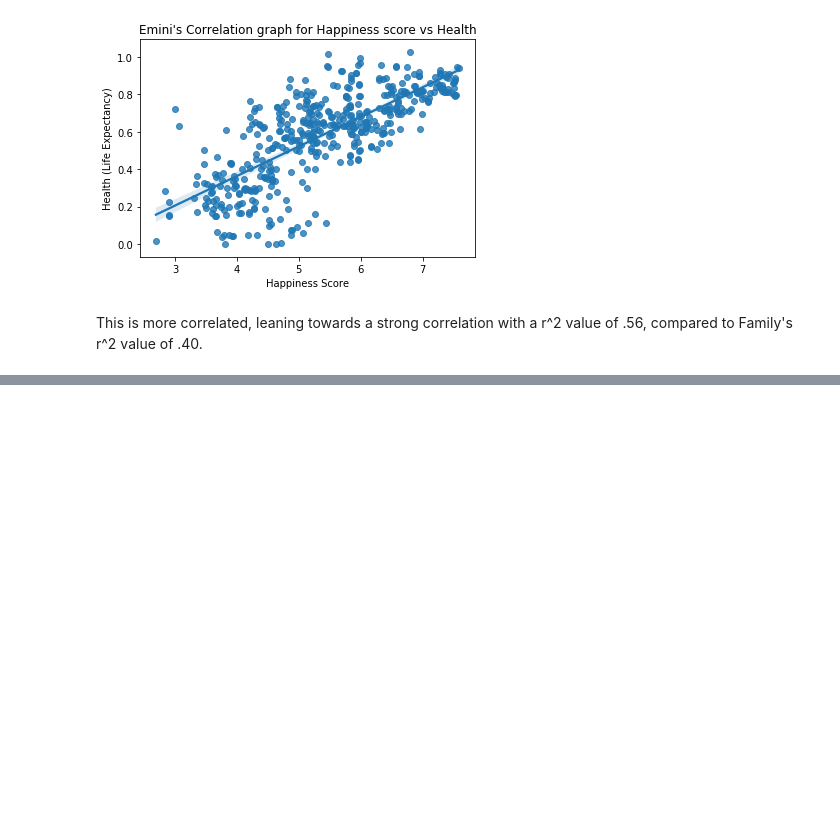
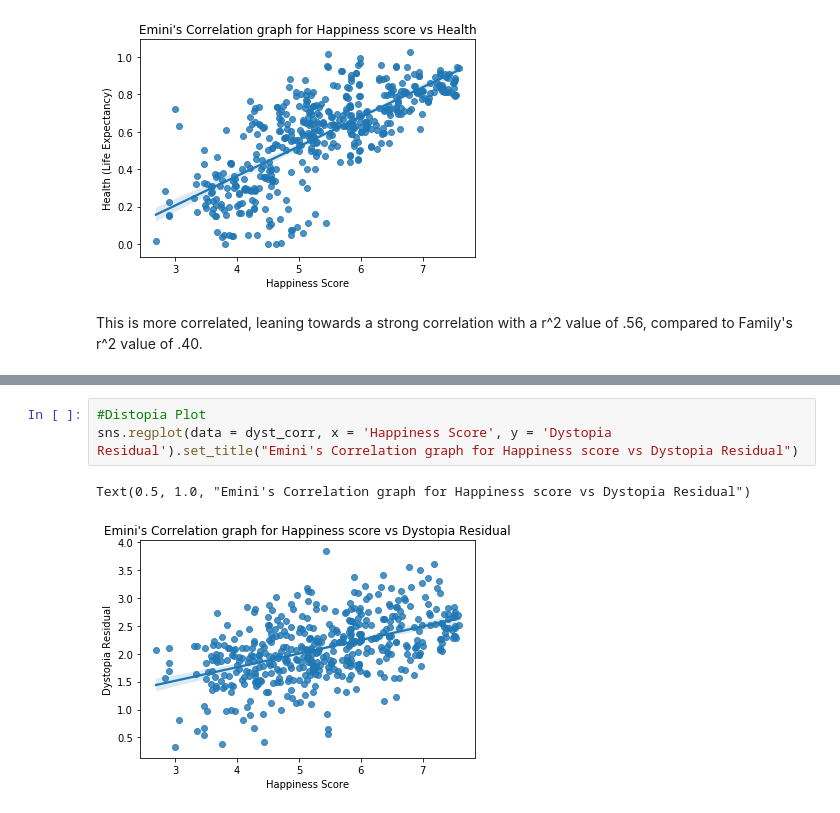
Before and after one commit to EOHFA-GOAT/world-happiness-analysis, a Jupyter notebook: World_Happiness_Exercise1.ipynb, the cells around one changed output, grey strips where cells are left out. Drawn from its saved outputs; the diff is of its cells as text; blank space fills up the shorter version.

```diff
--- a/World_Happiness_Exercise1.ipynb
+++ b/World_Happiness_Exercise1.ipynb
@@ -319,0 +388,6 @@ This is more correlated, leaning towards a strong correlation with a r^2 value o
+# %%
+#Distopia Plot
+sns.regplot(data = dyst_corr, x = 'Happiness Score', y = 'Dystopia Residual').set_title("Emini's Correlation graph for Happiness score vs Dystopia Residual")
+# %% [output]
+Text(0.5, 1.0, "Emini's Correlation graph for Happiness score vs Dystopia Residual")
+[figure, added]
```
Also changed, not shown: parts of 13 cells of this notebook.
